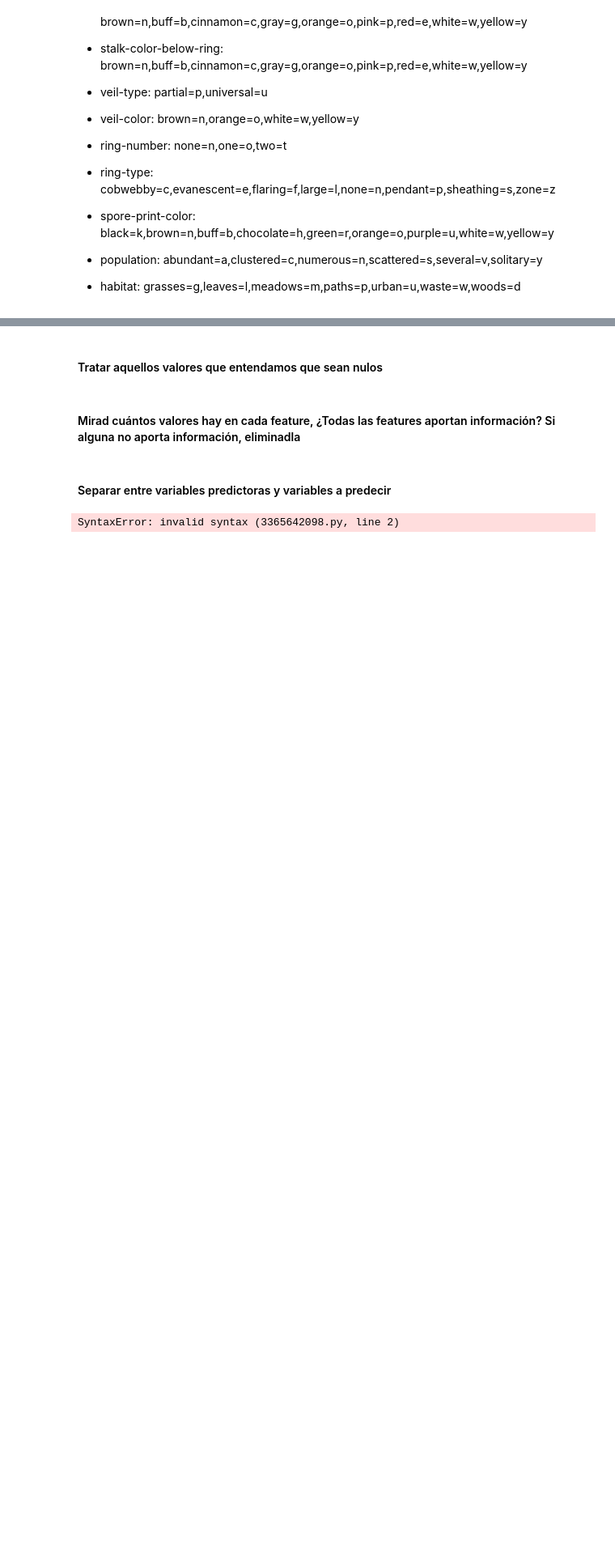
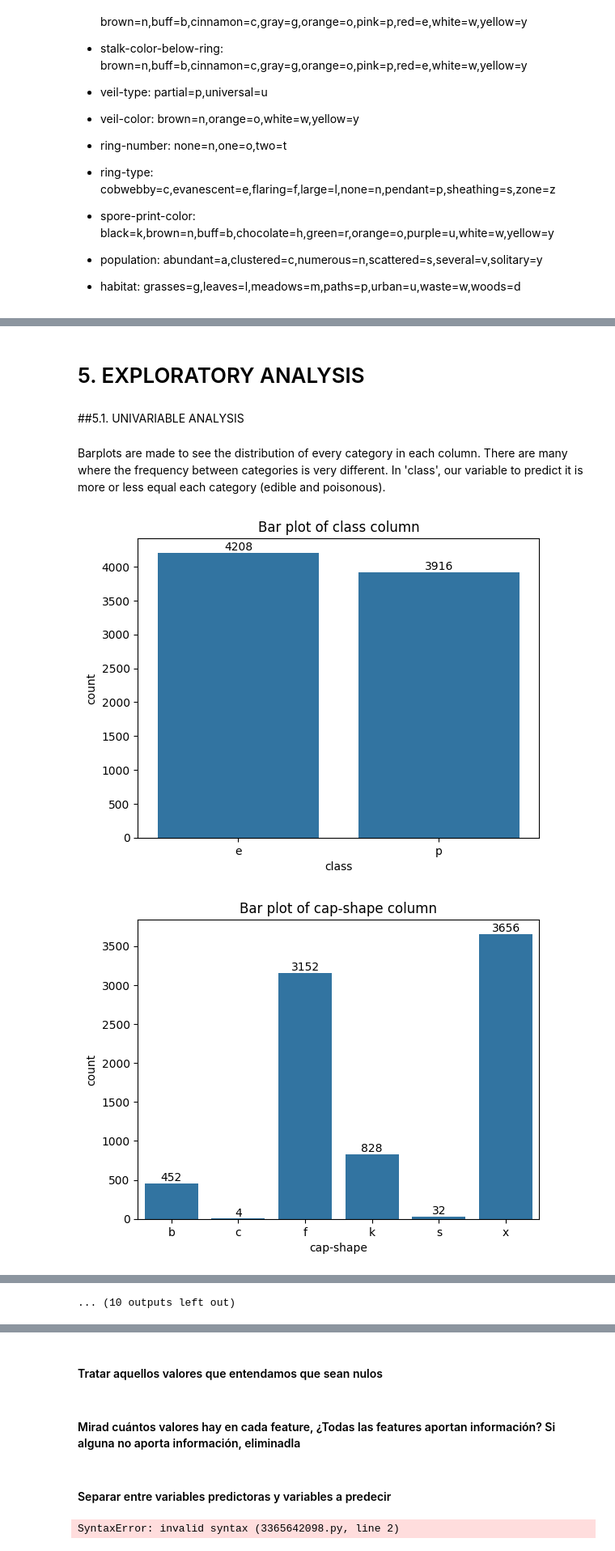
Before and after one commit to rociolozanocaro/unsupervised_modeling, a Jupyter notebook: notebooks/p9_unsupervised_rocio.ipynb, the cells around one changed output, grey strips where cells are left out. Shown at 81% size. Saved outputs shown, nothing was run; the diff lists cells and outputs as text; code cells hidden in the pictures; blank space fills up the shorter version.

```diff
--- a/notebooks/p9_unsupervised_rocio.ipynb
+++ b/notebooks/p9_unsupervised_rocio.ipynb
@@ -168,0 +251,6 @@ memory usage: 1.4+ MB
+# %%
+print('Unique values of each column')
+print(('=')*30)
+for col in df_copy.columns:
+    print(('_')*30 )
+    print(df_copy[col].value_counts())
@@ -168,0 +277,7 @@ memory usage: 1.4+ MB
+# %%
+#Dropping 'veil-type' column.
+print(f"Dataset BEFORE dropping 'veil-type' has {len(df_copy.columns)} columns")
+print("✂ Dropping 'veil-type' column")
+df_copy.drop('veil-type', axis=1, inplace=True) #axis=1 means columns, axis =0 means rows.
+print(f"Dataset AFTER dropping 'veil-type' has {len(df_copy.columns)} columns")
+print('✅ Veil-type column dropped')
@@ -168,0 +289,18 @@ memory usage: 1.4+ MB
+# %%
+'''#Imputing '?' category in 'stalk-root' column with KNN.
+print('Steps to imputing "?" category in "stalk-root" column')
+print(('=')*45) #It works with () or witout them.
+print('\n')
+
+print('1. Replacing "?" with NaN')
+print('*'*26)
+print(f'Unique values of "stalk-root" column BEFORE replacement: {df_copy["stalk-root"].unique()}')
+df_copy['stalk-root'] = df_copy['stalk-root'].replace('?', np.nan)
+print(f'Unique values of "stalk-root" column AFTER replacement: {df_copy["stalk-root"].unique()}')
+print(' ✅ "?" category replaced with NaN')
+print('\n')
+
+nullsreplaced = msno.matrix(df_copy)
+print('Missing values visualization after replacing "?" with NaN')
+print(('=')*59)
+print(nullsreplaced)'''
@@ -168,0 +358,17 @@ memory usage: 1.4+ MB
+# %% [markdown]
+# 5. EXPLORATORY ANALYSIS
+# %% [markdown]
+##5.1. UNIVARIABLE ANALYSIS
+# %% [markdown]
+Barplots are made to see the distribution of every category in each column. There are many where the frequency between categories is very different. In 'class', our variable to predict it is more or less equal each category (edible and poisonous).
+# %%
+for col in df_copy.columns:
+    barplot = sns.countplot(x=col, data=df_copy)
+    plt.title(f'Bar plot of {col} column')
+    for container in barplot.containers:
+        barplot.bar_label(container, fontsize=10)
+
+    plt.show()
+# %% [output]
+[figure, added]
+[figure, added]
@@ -168,0 +385 @@ memory usage: 1.4+ MB
+... (10 outputs left out)
```
Also changed, not shown: parts of 60 cells of this notebook, 1 other file.
